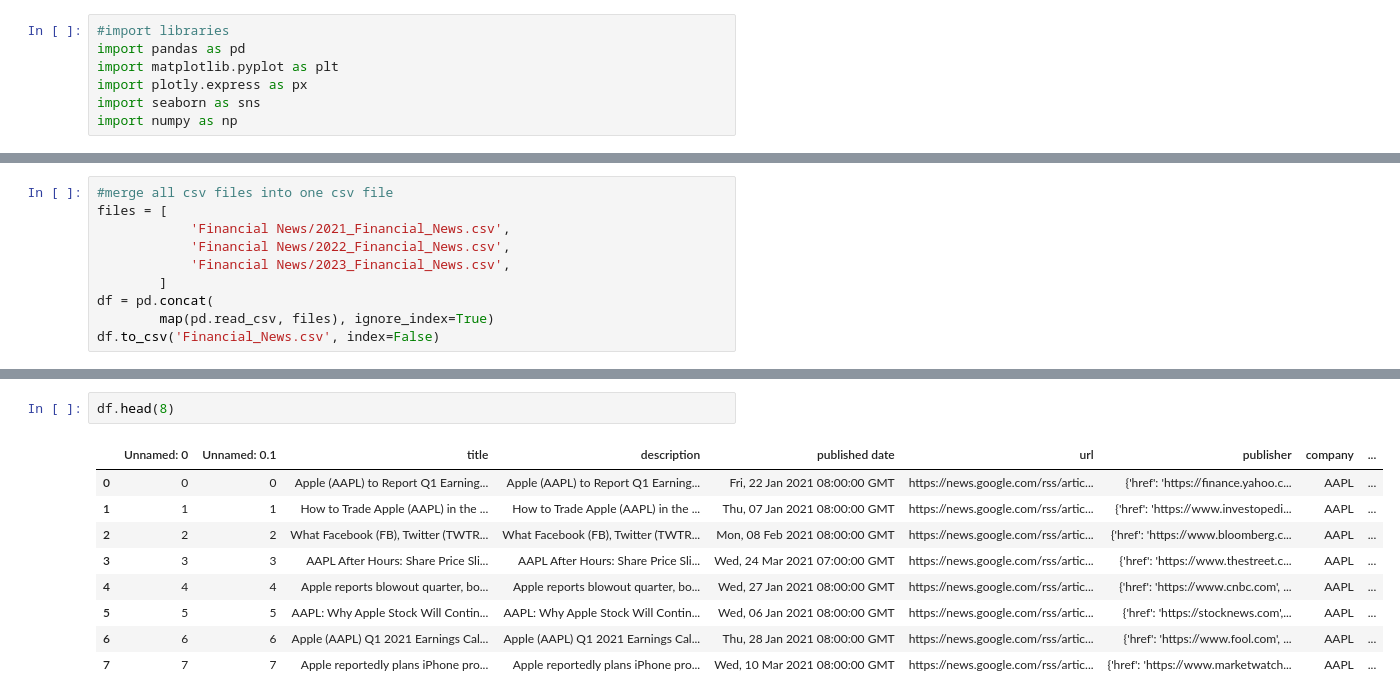
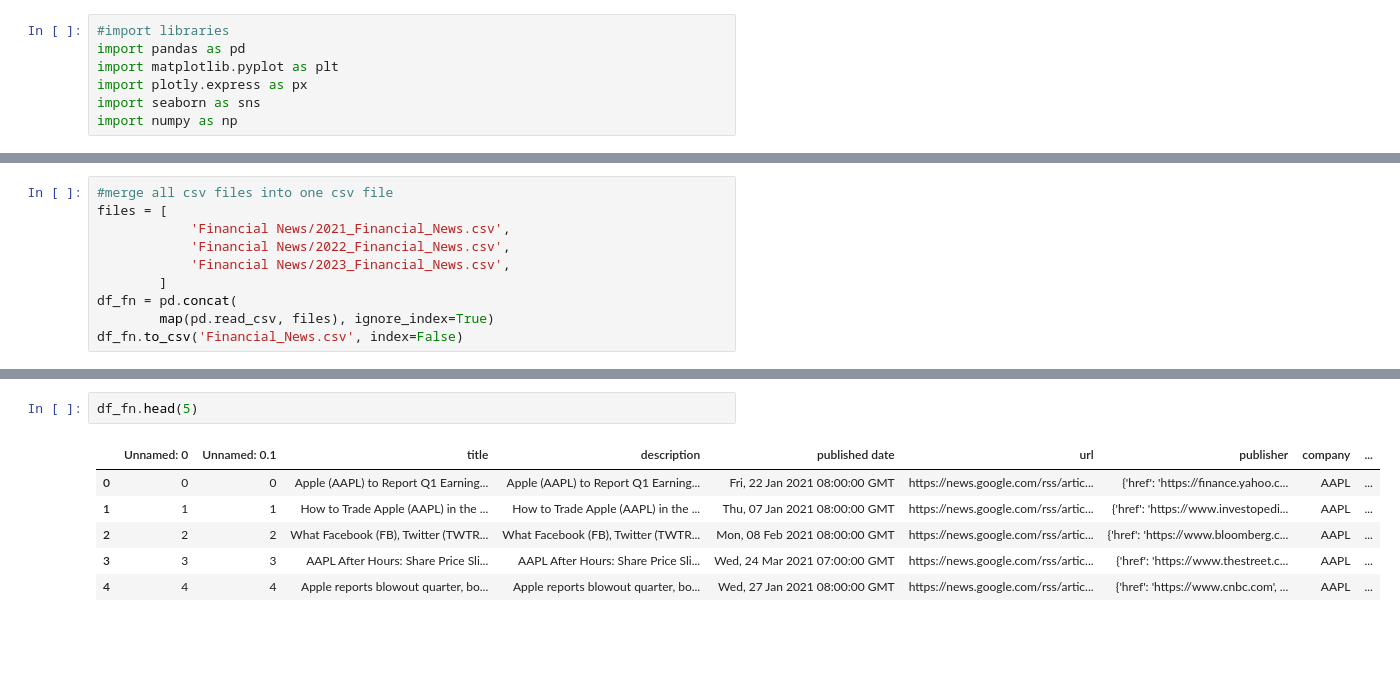
Before and after one commit to jtchan17/Sentiment-Analyzer-of-Stock-Prices, a Jupyter notebook: SentimentAnalyzer.ipynb, the cells around one changed output, grey strips where cells are left out. Cells and saved outputs as stored; diff of their text form; blank space fills up the shorter version.

```diff
--- a/SentimentAnalyzer.ipynb
+++ b/SentimentAnalyzer.ipynb
@@ -51,6 +53,6 @@ files = [
             'Financial News/2022_Financial_News.csv',
             'Financial News/2023_Financial_News.csv',
         ]
-df = pd.concat(
+df_fn = pd.concat(
         map(pd.read_csv, files), ignore_index=True)
-df.to_csv('Financial_News.csv', index=False)
+df_fn.to_csv('Financial_News.csv', index=False)
@@ -76,15 +95,12 @@ Data columns (total 9 columns):
 dtypes: float64(1), int64(2), object(6)
 memory usage: 325.1+ KB
 # %%
-df.head(8)
+df_fn.head(5)
 # %% [output]
 |  | Unnamed: 0 | Unnamed: 0.1 | title | description | published date | url | publisher | company | ... |
 | 0 | 0 | 0 | Apple (AAPL) to Report Q1 Earning... | Apple (AAPL) to Report Q1 Earning... | Fri, 22 Jan 2021 08:00:00 GMT | https://news.google.com/rss/artic... | {'href': 'https://finance.yahoo.c... | AAPL | ... |
 | 1 | 1 | 1 | How to Trade Apple (AAPL) in the ... | How to Trade Apple (AAPL) in the ... | Thu, 07 Jan 2021 08:00:00 GMT | https://news.google.com/rss/artic... | {'href': 'https://www.investopedi... | AAPL | ... |
 | 2 | 2 | 2 | What Facebook (FB), Twitter (TWTR... | What Facebook (FB), Twitter (TWTR... | Mon, 08 Feb 2021 08:00:00 GMT | https://news.google.com/rss/artic... | {'href': 'https://www.bloomberg.c... | AAPL | ... |
 | 3 | 3 | 3 | AAPL After Hours: Share Price Sli... | AAPL After Hours: Share Price Sli... | Wed, 24 Mar 2021 07:00:00 GMT | https://news.google.com/rss/artic... | {'href': 'https://www.thestreet.c... | AAPL | ... |
 | 4 | 4 | 4 | Apple reports blowout quarter, bo... | Apple reports blowout quarter, bo... | Wed, 27 Jan 2021 08:00:00 GMT | https://news.google.com/rss/artic... | {'href': 'https://www.cnbc.com', ... | AAPL | ... |
-| 5 | 5 | 5 | AAPL: Why Apple Stock Will Contin... | AAPL: Why Apple Stock Will Contin... | Wed, 06 Jan 2021 08:00:00 GMT | https://news.google.com/rss/artic... | {'href': 'https://stocknews.com',... | AAPL | ... |
-| 6 | 6 | 6 | Apple (AAPL) Q1 2021 Earnings Cal... | Apple (AAPL) Q1 2021 Earnings Cal... | Thu, 28 Jan 2021 08:00:00 GMT | https://news.google.com/rss/artic... | {'href': 'https://www.fool.com', ... | AAPL | ... |
-| 7 | 7 | 7 | Apple reportedly plans iPhone pro... | Apple reportedly plans iPhone pro... | Wed, 10 Mar 2021 08:00:00 GMT | https://news.google.com/rss/artic... | {'href': 'https://www.marketwatch... | AAPL | ... |
 # %%
```
Also changed, not shown: parts of 36 cells of this notebook, 6 other files.
